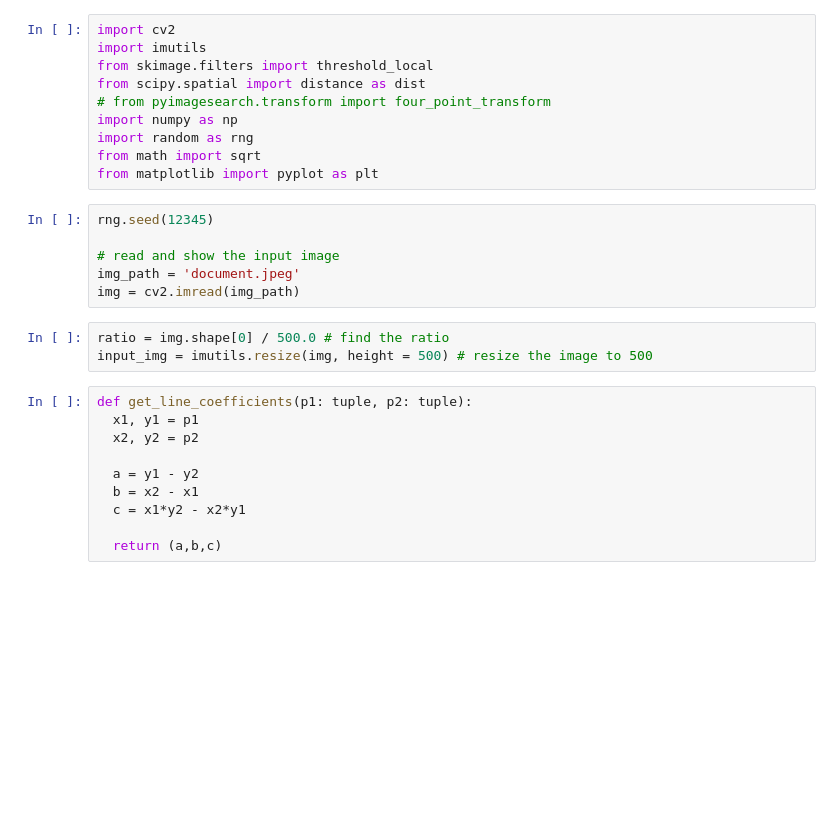
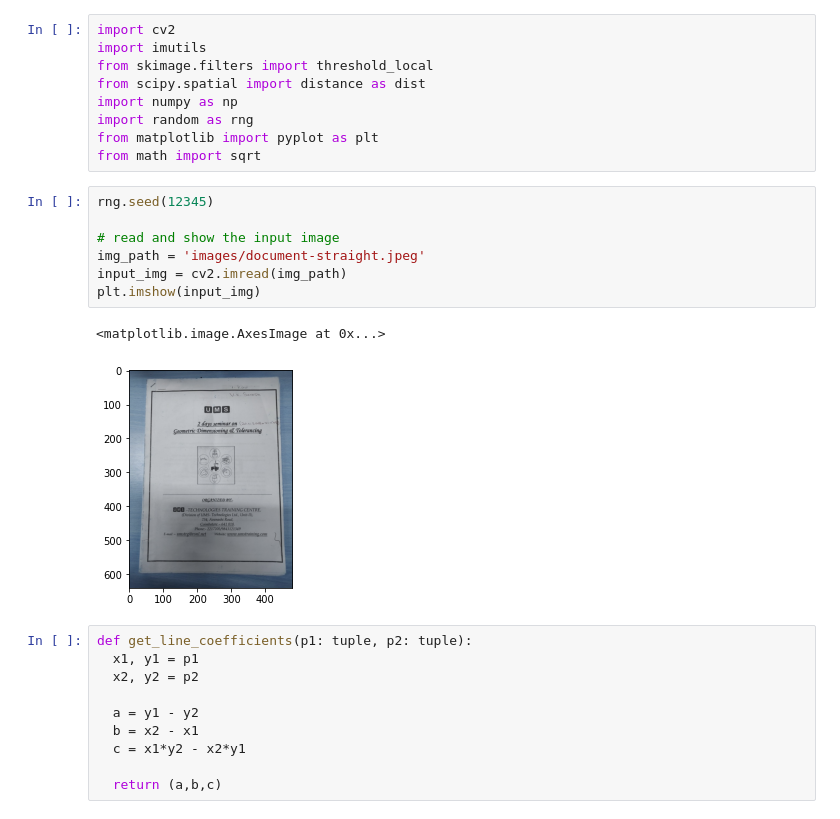
Before and after one commit to karan316/doc-scan, a Jupyter notebook: document-scanner.ipynb, the cells around one changed output. Drawn from its saved outputs; the diff is of its cells as text; blank space fills up the shorter version.

```diff
--- a/document-scanner.ipynb
+++ b/document-scanner.ipynb
@@ -3,20 +3,20 @@ import cv2
 import imutils
 from skimage.filters import threshold_local
 from scipy.spatial import distance as dist
-# from pyimagesearch.transform import four_point_transform
 import numpy as np
 import random as rng
+from matplotlib import pyplot as plt
 from math import sqrt
-from matplotlib import pyplot as plt
 # %%
 rng.seed(12345)
 
 # read and show the input image
-img_path = 'document.jpeg'
-img = cv2.imread(img_path)
+img_path = 'images/document-straight.jpeg'
+input_img = cv2.imread(img_path)
+plt.imshow(input_img)
+# %% [output]
+<matplotlib.image.AxesImage at 0x...>
+[figure, added]
-# %%
-ratio = img.shape[0] / 500.0 # find the ratio
-input_img = imutils.resize(img, height = 500) # resize the image to 500
 # %%
 def get_line_coefficients(p1: tuple, p2: tuple):
   x1, y1 = p1
```
Also changed, not shown: parts of 5 cells of this notebook, 7 other files.
